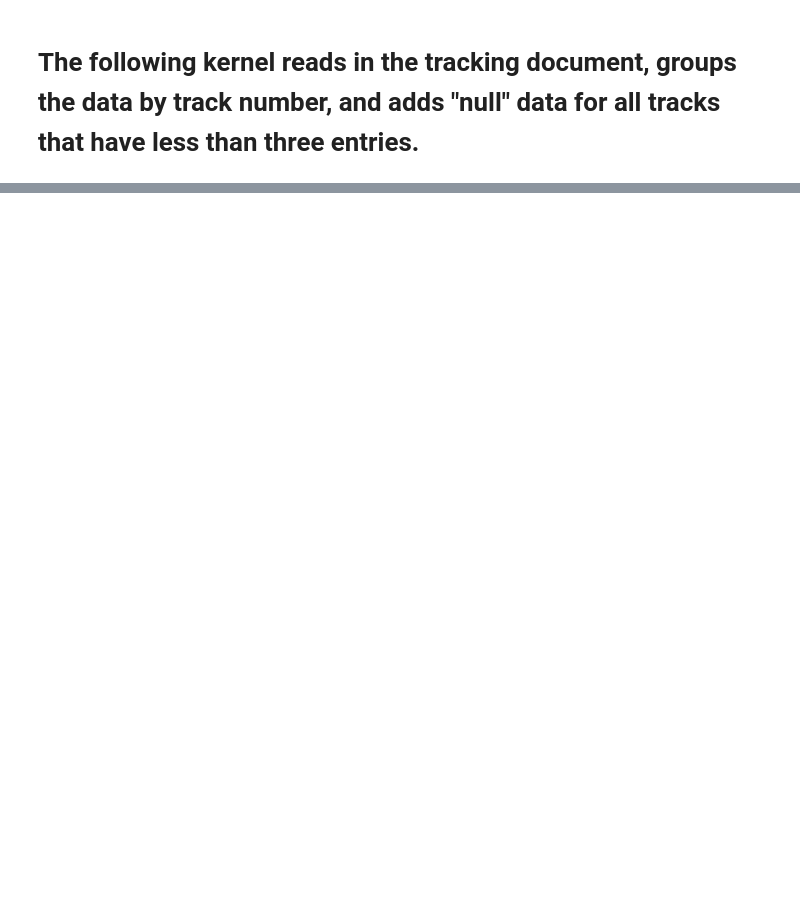
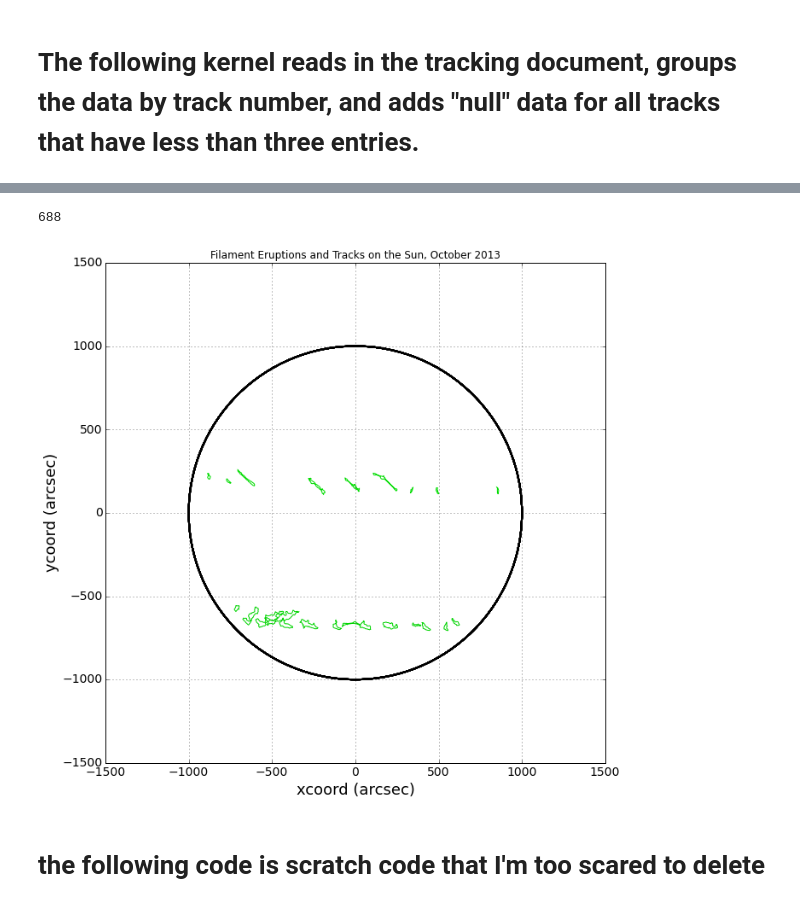
Before and after one commit to Nschanche/Filament_tracking, a Jupyter notebook: Untitled0.ipynb, the cells around one changed output, grey strips where cells are left out. Cells and saved outputs as stored; diff of their text form; code cells hidden in the pictures; blank space fills up the shorter version.

```diff
--- a/Untitled0.ipynb
+++ b/Untitled0.ipynb
@@ -179,0 +373,27 @@ good_tracks = fi_tracked.groupby('Track No.').filter(lambda x: len(x['Track No.'
+# %%
+#### just for fun, trying to find tracks that transit the surface ? more tracks?
+fi_tracked = pd.read_csv('FIDustinTracked_2013_10.txt',delimiter='\t')
+long_tracks = fi_tracked.groupby('Track No.').filter(lambda x: len(x['Track No.']) >= 9, dropna=False)
+print len(long_tracks)
+# %% [output]
+688
+# %%
+big=[]
+noerup=[]
+for j in range(len(long_tracks)):
+    if pd.isnull(long_tracks['Track No.'][j]):
+        pass
+    else:
+        big.append(long_tracks['Track No.'][j])
+
+transit_poly=[]
+for i in range(len(good_tracks)): #iterating through the whole list of tracks
+    #if good_tracks['Track No.'][i] in intersected and good_tracks['Track No.'][i] in okay_filaments:   #if the track number is in the list created previously
+    if good_tracks['Track No.'][i] in big:
+            transit_poly.append((good_tracks['Track No.'][i],good_tracks['HPC_BB_Poly'][i])) #append the polygon data to good polygons
+
+
+for poly in transit_poly: #plotting those filaments that have eruptions contained within them
+    SetupSunPlotColor(noerup, poly[0], poly[1]) #filament eruption coordinates, track number, track polygon coordinates
+# %% [output]
+[figure, added]
@@ -179,0 +457,2 @@ good_tracks = fi_tracked.groupby('Track No.').filter(lambda x: len(x['Track No.'
+# %% [markdown]
+# the following code is scratch code that I'm too scared to delete
```
Also changed, not shown: parts of 40 cells of this notebook.
